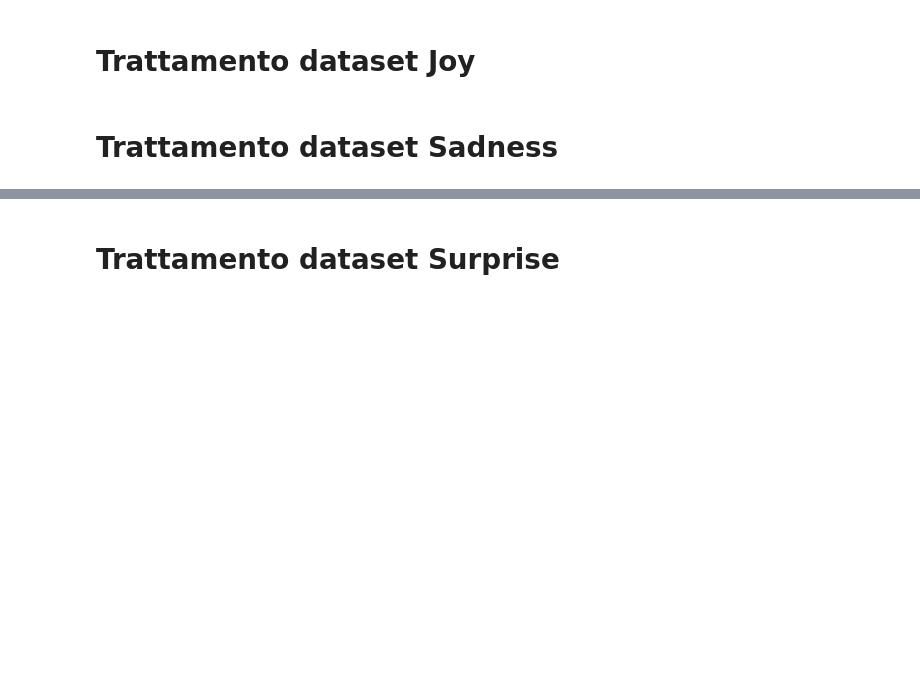
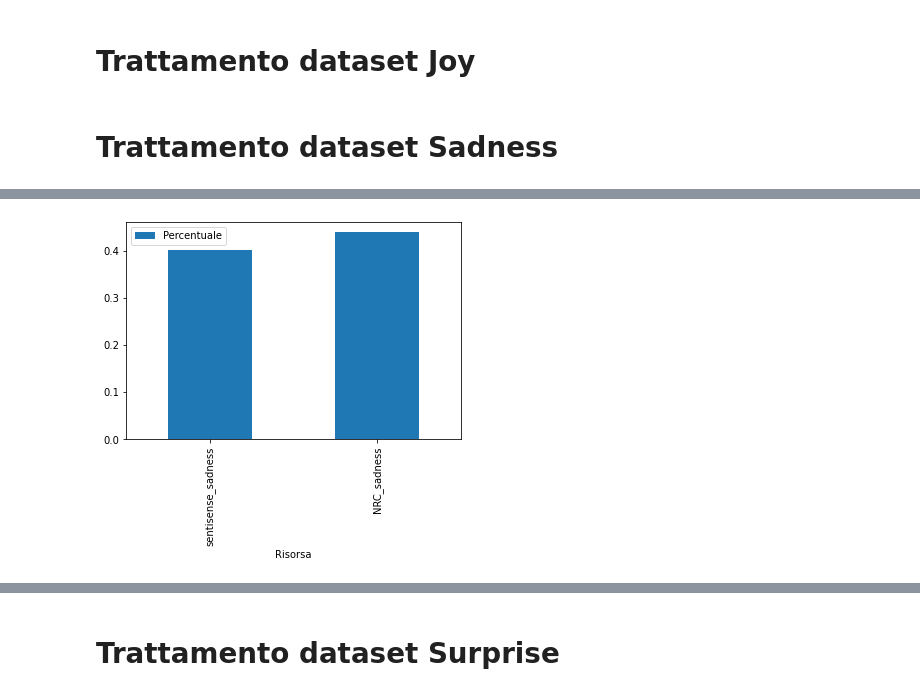
Before and after one commit to lorenzobotto/progettoMaadb, a Jupyter notebook: Code/main.ipynb, the cells around one changed output, grey strips where cells are left out. Saved outputs shown, nothing was run; the diff lists cells and outputs as text; code cells hidden in the pictures; blank space fills up the shorter version.

Commit message:
Sadness completato, corretto bug ultima pipeline che confrontava le risorse lessicale di tutte le emozioni

```diff
--- a/Code/main.ipynb
+++ b/Code/main.ipynb
@@ -3099,0 +3134,9 @@ file.close()
+# %%
+#Creazione Word Clouds per le parole
+data = {}
+for document in sadnessCollections.find().limit(50):
+    data[document['word']] = document['freq']
+
+wc = WordCloud(background_color='white', width = 1920, height=1080, margin=2)
+wc.fit_words(data)
+wc.to_file('Word Clouds/sadnessWords.png')
@@ -3099,0 +3231,27 @@ file.close()
+# %%
+# Conteggio degli emoticons
+
+pipeline = [
+    {"$unwind": "$emoticons"},
+    {"$group": {"_id": "$emoticons", "count": { "$sum": 1 }}},
+    {"$project": {
+      "_id": 0,
+      "emoticons": "$_id",
+      "count": 1
+    }
+    },
+    {"$sort": {
+      "count": -1
+    }}
+]
+
+emoticonsCount = collectionSadness.aggregate(pipeline)
+
+data = {}
+for document in emoticonsCount:
+    data[document['emoticons']] = document['count']
+
+collectionSadness.update_one(
+  {"sentiment": "sadness"},
+  {"$set": {"emoticons": data}}
+)
@@ -3099,0 +3364,7 @@ file.close()
+# %%
+# Creazione istogramma per presenza parole nelle risorse lessicali
+
+dfSadness_lexRes.plot.bar(x='Risorsa')
+plt.show()
+# %% [output]
+[figure, added]
```
Also changed, not shown: parts of 66 cells of this notebook, 5 other files.
